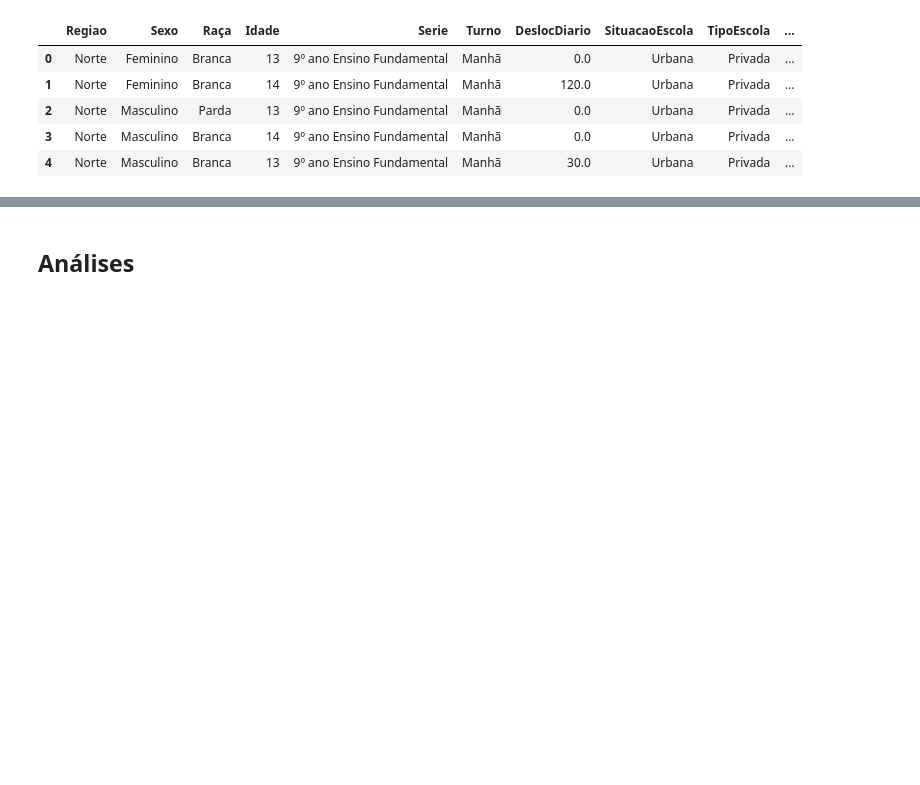
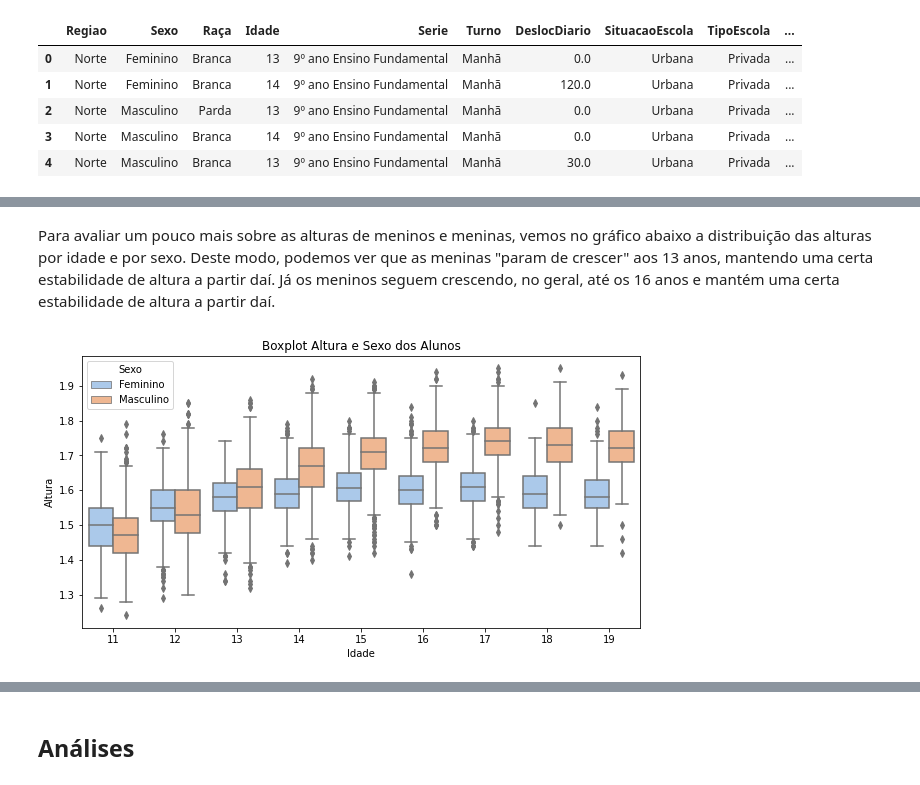
Before and after one commit to andrevcmelo/BootcampAlura2021, a Jupyter notebook: BootcampAlura_ProjetoModulo03_AndréMelo.ipynb, the cells around one changed output, grey strips where cells are left out. Cells and saved outputs as stored; diff of their text form; code cells hidden in the pictures; blank space fills up the shorter version.

```diff
--- a/BootcampAlura_ProjetoModulo03_AndréMelo.ipynb
+++ b/BootcampAlura_ProjetoModulo03_AndréMelo.ipynb
@@ -220,0 +378,8 @@ dados.head(5)
+# %% [markdown]
+Para avaliar um pouco mais sobre as alturas de meninos e meninas, vemos no gráfico abaixo a distribuição das alturas por idade e por sexo. Deste modo, podemos ver que as meninas "param de crescer" aos 13 anos, mantendo uma certa estabilidade de altura a partir daí. Já os meninos seguem crescendo, no geral, até os 16 anos e mantém uma certa estabilidade de altura a partir daí.
+# %%
+ax = sns.boxplot(data = dados, x = 'Idade', y = 'Altura', hue = 'Sexo', palette='pastel')
+ax.set_title('Boxplot Altura e Sexo dos Alunos')
+ax.figure.set_size_inches(10, 5)
+# %% [output]
+[figure, added]
```
Also changed, not shown: parts of 71 cells of this notebook.
